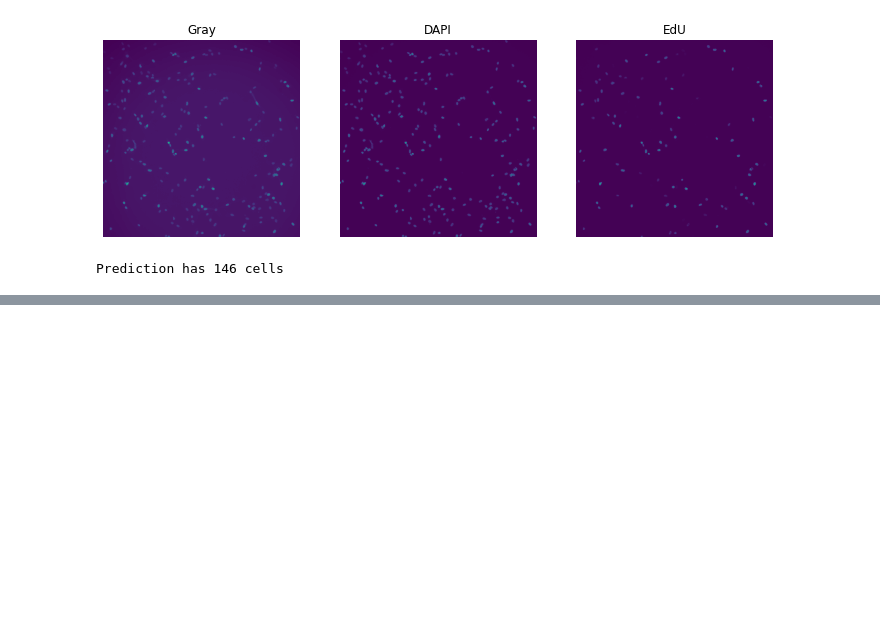
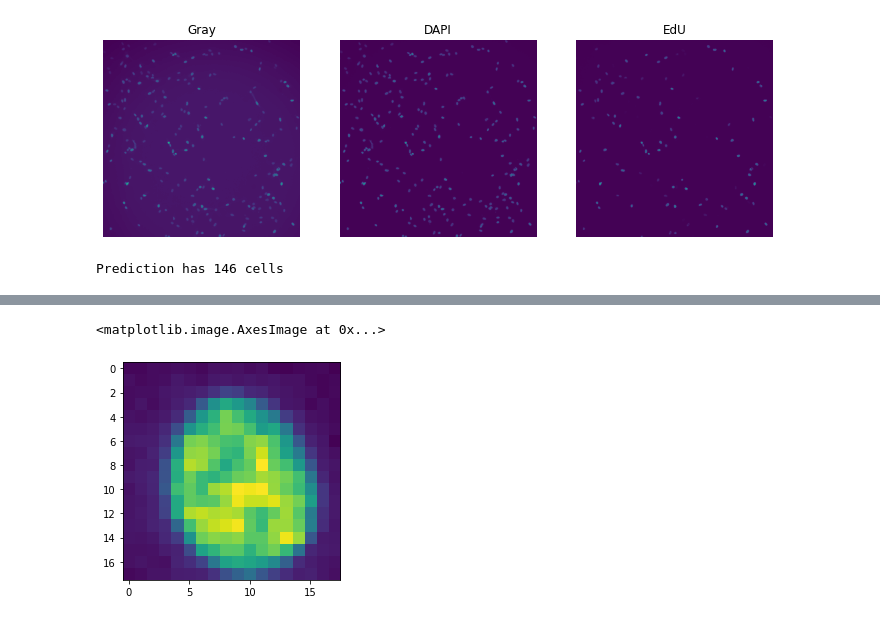
Before and after one commit to rzuberi/cell-SCT, a Jupyter notebook: classification/ccc_data_exploration.ipynb, the cells around one changed output, grey strips where cells are left out. Drawn from its saved outputs; the diff is of its cells as text; code cells hidden in the pictures; blank space fills up the shorter version.

```diff
--- a/classification/ccc_data_exploration.ipynb
+++ b/classification/ccc_data_exploration.ipynb
@@ -93,0 +155,6 @@ def dna_norm(df):
+# %%
+#We need to get the colour of the background for the EdU since not being the same colour of the background gives info
+plt.imshow(df.sort_values(by=['EDU pi'])['Gray cell img'][2])
+# %% [output]
+<matplotlib.image.AxesImage at 0x...>
+[figure, added]
```
Also changed, not shown: parts of 17 cells of this notebook, 2 other files.
